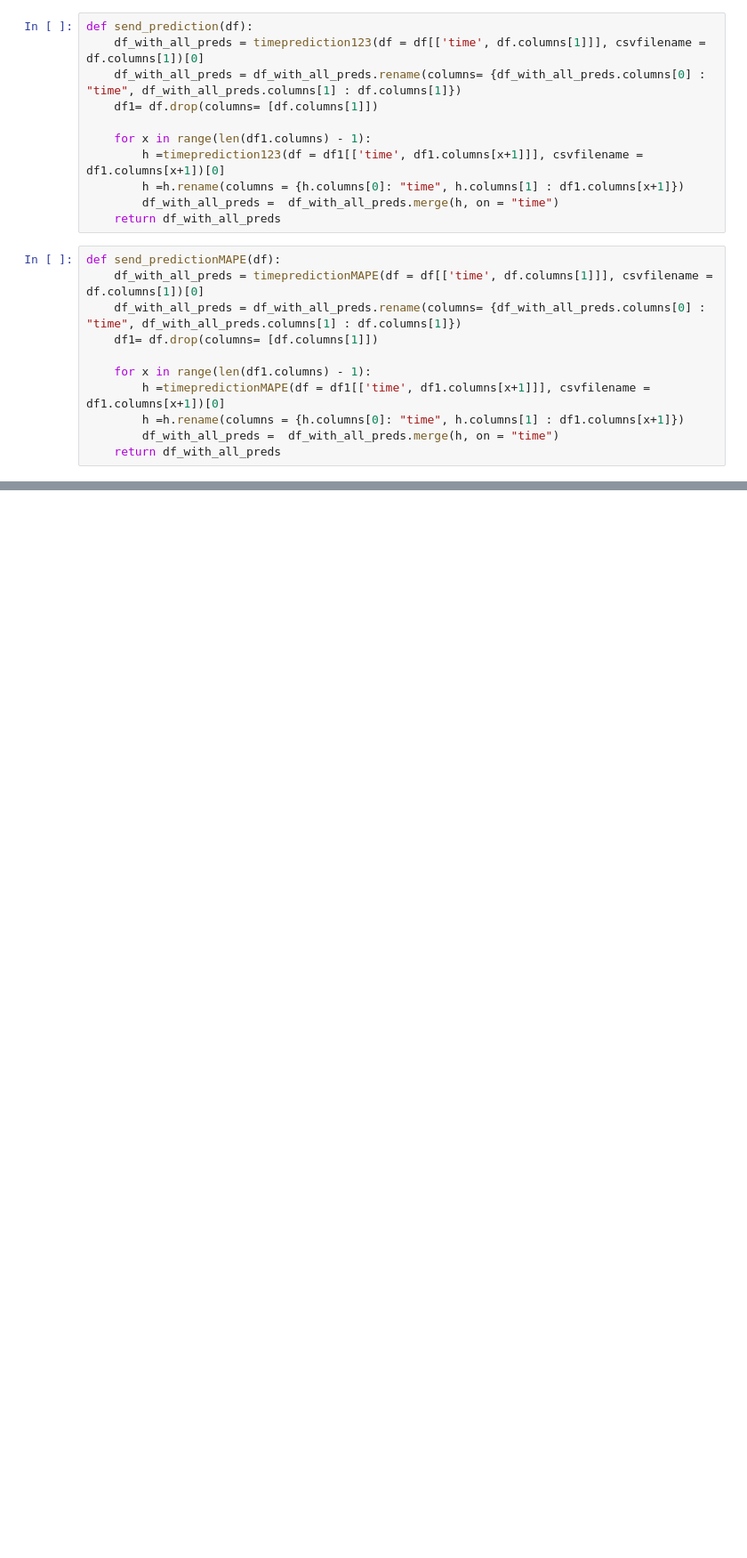
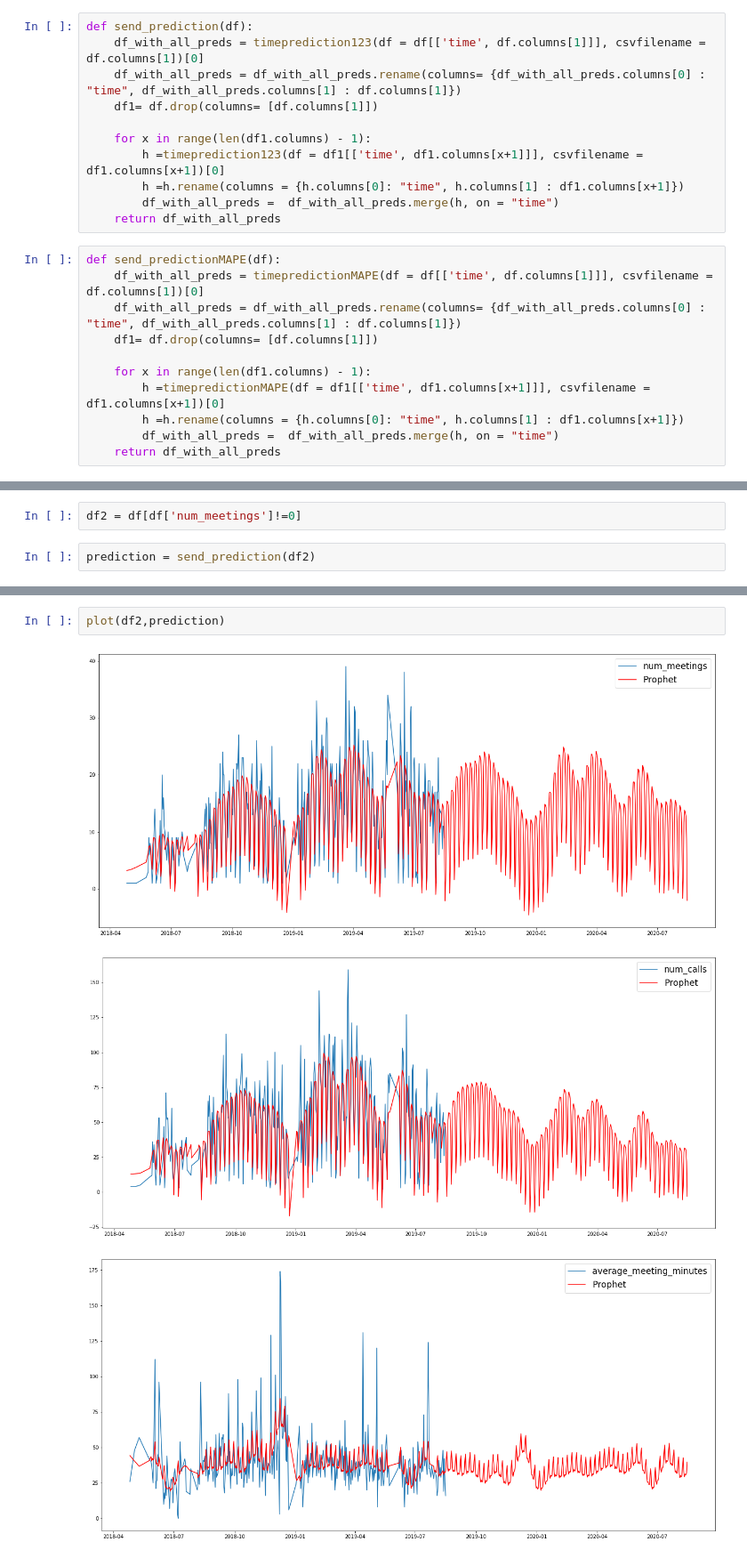
Before and after one commit to UNCG-CSE/G_Suite_Metrics, a Jupyter notebook: src/Anusha/Time Series Analysis/Time Series Analysis_GoogleMeet.ipynb, the cells around one changed output, grey strips where cells are left out. Shown at 89% size. Drawn from its saved outputs; the diff is of its cells as text; blank space fills up the shorter version.

```diff
--- a/src/Anusha/Time Series Analysis/Time Series Analysis_GoogleMeet.ipynb
+++ b/src/Anusha/Time Series Analysis/Time Series Analysis_GoogleMeet.ipynb
@@ -283,0 +272,4 @@ prediction
+# %%
+df2 = df[df['num_meetings']!=0]
+# %%
+prediction = send_prediction(df2)
@@ -283,0 +412,6 @@ prediction
+# %%
+plot(df2,prediction)
+# %% [output]
+[figure, added]
+[figure, added]
+[figure, added]
```
Also changed, not shown: parts of 11 cells of this notebook, 1 other file.
